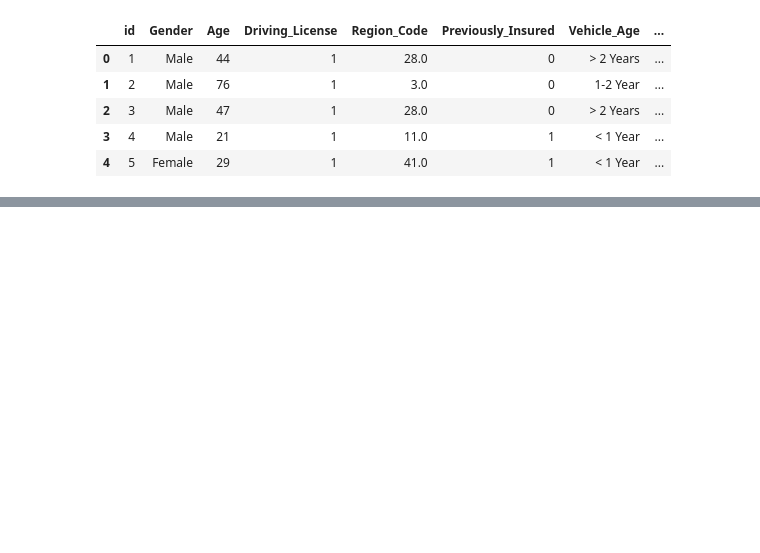
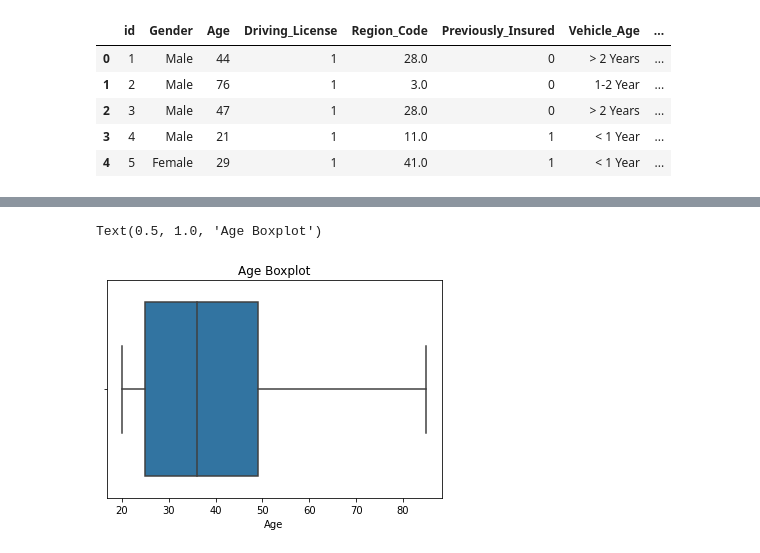
Before and after one commit to Zeeshan2012/HEALTH-INSURANCE-CROSS-SELL-PREDICTION, a Jupyter notebook: HEALTH_INSURANCE_CROSS_SELL_PREDICTION.ipynb, the cells around one changed output, grey strips where cells are left out. Saved outputs shown, nothing was run; the diff lists cells and outputs as text; code cells hidden in the pictures; blank space fills up the shorter version.

```diff
--- a/HEALTH_INSURANCE_CROSS_SELL_PREDICTION.ipynb
+++ b/HEALTH_INSURANCE_CROSS_SELL_PREDICTION.ipynb
@@ -68,0 +172,6 @@ df.head()
+# %%
+sns.boxplot(df['Age'])
+plt.title('Age Boxplot')
+# %% [output]
+Text(0.5, 1.0, 'Age Boxplot')
+[figure, added]
```
Also changed, not shown: parts of 19 cells of this notebook.
